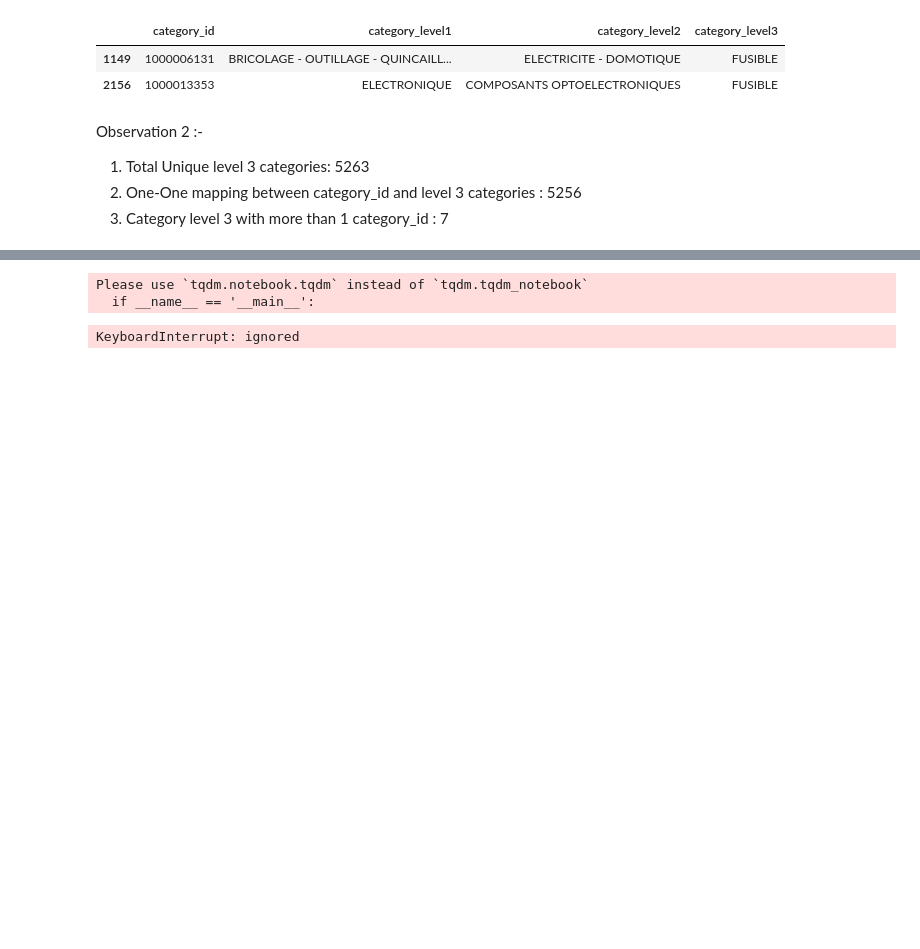
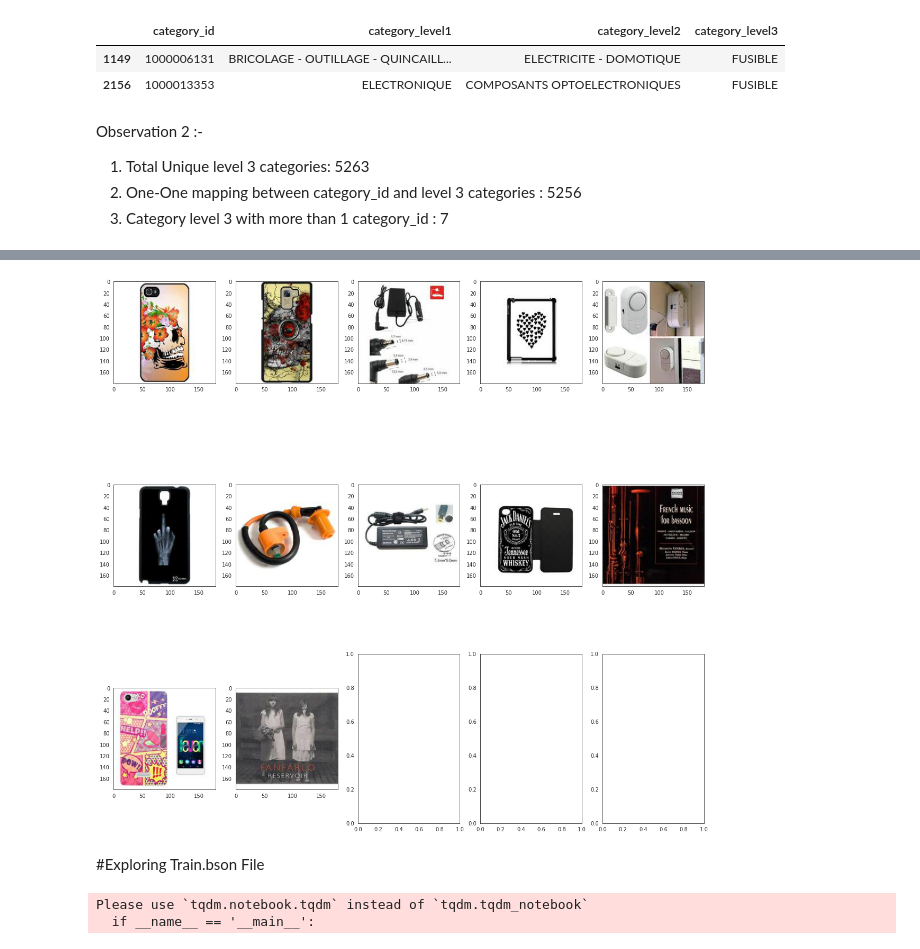
Before and after one commit to sarthakkaushik/Cdiscount-Image-Classification, a Jupyter notebook: Cdiscount_EDA.ipynb, the cells around one changed output, grey strips where cells are left out. Cells and saved outputs as stored; diff of their text form; code cells hidden in the pictures; blank space fills up the shorter version.

```diff
--- a/Cdiscount_EDA.ipynb
+++ b/Cdiscount_EDA.ipynb
@@ -203,0 +203,10 @@ type- <class 'str'> category_level2
+# %%
+# read bson file into pandas DataFrame
+data_dir = "../cdiscount/"
+train_example_bson_path = os.path.join(data_dir, "train_example.bson")
+with open(train_example_bson_path,'rb') as b:
+    df_example = pd.DataFrame(bson.decode_all(b.read()))
+
+# convert binary image to raw image and store in the imgs column
+df_example['imgs'] = df_example['imgs'].apply(lambda rec: rec[0]['picture'])
+df_example['imgs'] = df_example['imgs'].apply(lambda img: Image.open(io.BytesIO(img)))
@@ -204 +222,31 @@ type- <class 'str'> category_level2
+# %%
+rows, cols = 3, 5
+
+with open(train_example_bson_path, 'rb') as f:
+    data = bson.decode_file_iter(f)
+
+    fig, ax = plt.subplots(rows, cols, figsize=(20, 20))
+    ax = ax.flatten()
+
+    i = 0
+    for c, d in enumerate(data):
+      if i<12:
+        product_id = d['_id']
+        category_id = d['category_id']
+        for e, pic in enumerate(d['imgs']):
+          picture = imread(io.BytesIO(pic['picture']))
+          ax[i].imshow(picture)
+          i = i + 1
+      else:
+        break
+
+
+
+
+    # except IndexError:
+    #     plt.tight_layout()
+# %% [output]
+[figure, added]
+# %% [markdown]
+#Exploring Train.bson File
 # %%
@@ -208,25 +257,29 @@ test_bson_path = os.path.join(data_dir, "test.bson")
 prod_id = []
 prod_category = []
 prod_num_imgs = []
-prod_img=[]
+prod_imgs=[]
 
 num_dicts = 7069896 # according to data page
 
-# This will take few minutes to complete
+# This will take about 02m15s to complete
 with open(train_bson_path, 'rb') as f, tqdm_notebook(total=num_dicts) as bar:
 
     data = bson.decode_file_iter(f)
-
+    i=0
     for c, d in enumerate(data):
         bar.update()
         prod_id.append(d['_id'])
         prod_category.append(d['category_id'])
         prod_num_imgs.append(len(d['imgs']))
-        # prod_img.append(d['imgs'])
+        # print(d['imgs'])
+        # img_ls=[]
+        # for e, pic in enumerate(d['imgs']):
+        #   print(pic)
+          # img_ls.append(pic['picture'].apply(lambda rec: rec[0]['picture']))
+        # prod_imgs.append(img_ls)
 # %% [output]
 Please use `tqdm.notebook.tqdm` instead of `tqdm.tqdm_notebook`
   if __name__ == '__main__':
-KeyboardInterrupt: ignored
 # %%
 #Create the dataframe
 df_dict = {
```
Also changed, not shown: parts of 41 cells of this notebook.
